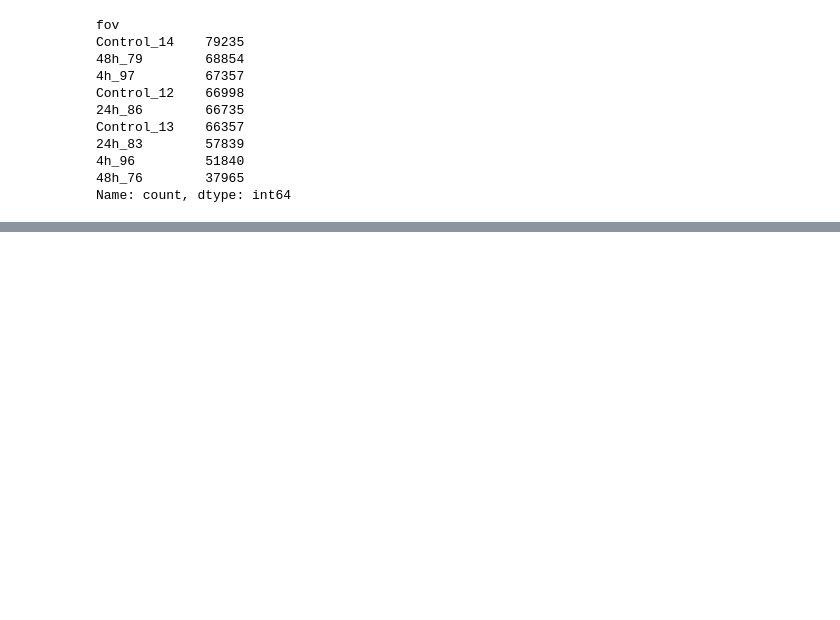
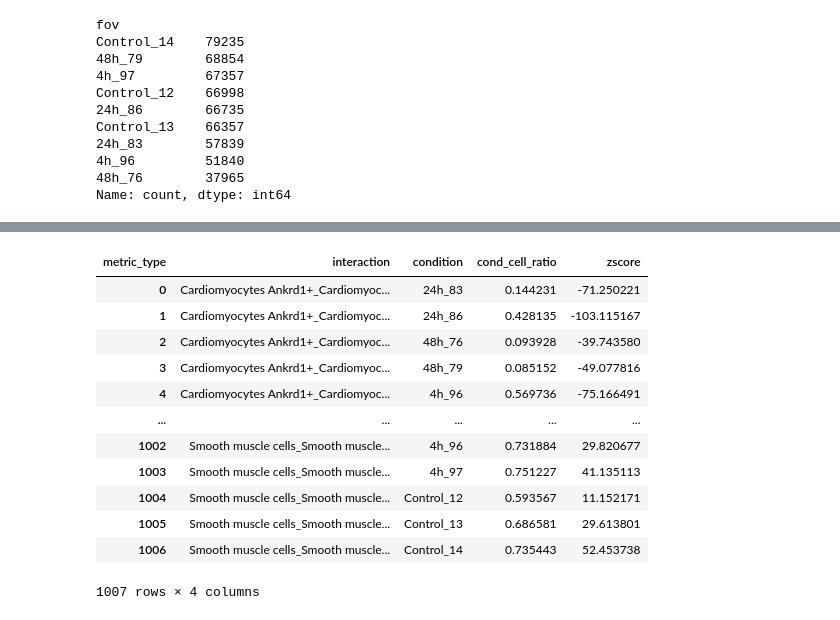
Before and after one commit to SchapiroLabor/NEP_scimap, a Jupyter notebook: notebooks/MI_data/COZI_scimap_MI_data.ipynb, the cells around one changed output, grey strips where cells are left out. Saved outputs shown, nothing was run; the diff lists cells and outputs as text; code cells hidden in the pictures; blank space fills up the shorter version.

```diff
--- a/notebooks/MI_data/COZI_scimap_MI_data.ipynb
+++ b/notebooks/MI_data/COZI_scimap_MI_data.ipynb
@@ -169,0 +110,39 @@ spatial.T
+# %%
+df = adata.uns[label].copy()
+df['phenotype'] = df['phenotype'].astype(str)
+df['neighbour_phenotype'] = df['neighbour_phenotype'].astype(str)
+
+# Create interaction label
+df['interaction'] = df['phenotype'] + "_" + df['neighbour_phenotype']
+
+# Melt the dataframe into long format
+df_melted = df.melt(id_vars=['phenotype', 'neighbour_phenotype', 'interaction'], var_name='metric', value_name='value')
+
+# Extract type of metric and condition
+df_melted['metric_type'] = df_melted['metric'].str.extract(r'^(zscore|cond_cell_ratio)')
+df_melted['condition'] = df_melted['metric'].str.replace(r'^(zscore|cond_cell_ratio)_', '', regex=True)
+
+# Pivot so we get one row per (interaction, condition) with both zscore and cond_cells
+df_pivot = df_melted.pivot_table(index=['interaction', 'condition'],
+                                 columns='metric_type',
+                                 values='value').reset_index()
+
+df_pivot['zscore'] = pd.to_numeric(df_pivot['zscore'], errors='coerce').astype(float)
+df_pivot['cond_cell_ratio'] = pd.to_numeric(df_pivot['cond_cell_ratio'], errors='coerce').astype(float)
+
+
+df_pivot
+# %% [output]
+| metric_type | interaction | condition | cond_cell_ratio | zscore |
+| 0 | Cardiomyocytes Ankrd1+_Cardiomyoc... | 24h_83 | 0.144231 | -71.250221 |
+| 1 | Cardiomyocytes Ankrd1+_Cardiomyoc... | 24h_86 | 0.428135 | -103.115167 |
+| 2 | Cardiomyocytes Ankrd1+_Cardiomyoc... | 48h_76 | 0.093928 | -39.743580 |
+| 3 | Cardiomyocytes Ankrd1+_Cardiomyoc... | 48h_79 | 0.085152 | -49.077816 |
+| 4 | Cardiomyocytes Ankrd1+_Cardiomyoc... | 4h_96 | 0.569736 | -75.166491 |
+| ... | ... | ... | ... | ... |
+| 1002 | Smooth muscle cells_Smooth muscle... | 4h_96 | 0.731884 | 29.820677 |
+| 1003 | Smooth muscle cells_Smooth muscle... | 4h_97 | 0.751227 | 41.135113 |
+| 1004 | Smooth muscle cells_Smooth muscle... | Control_12 | 0.593567 | 11.152171 |
+| 1005 | Smooth muscle cells_Smooth muscle... | Control_13 | 0.686581 | 29.613801 |
+| 1006 | Smooth muscle cells_Smooth muscle... | Control_14 | 0.735443 | 52.453738 |
+1007 rows × 4 columns
```
Also changed, not shown: parts of 16 cells of this notebook.
